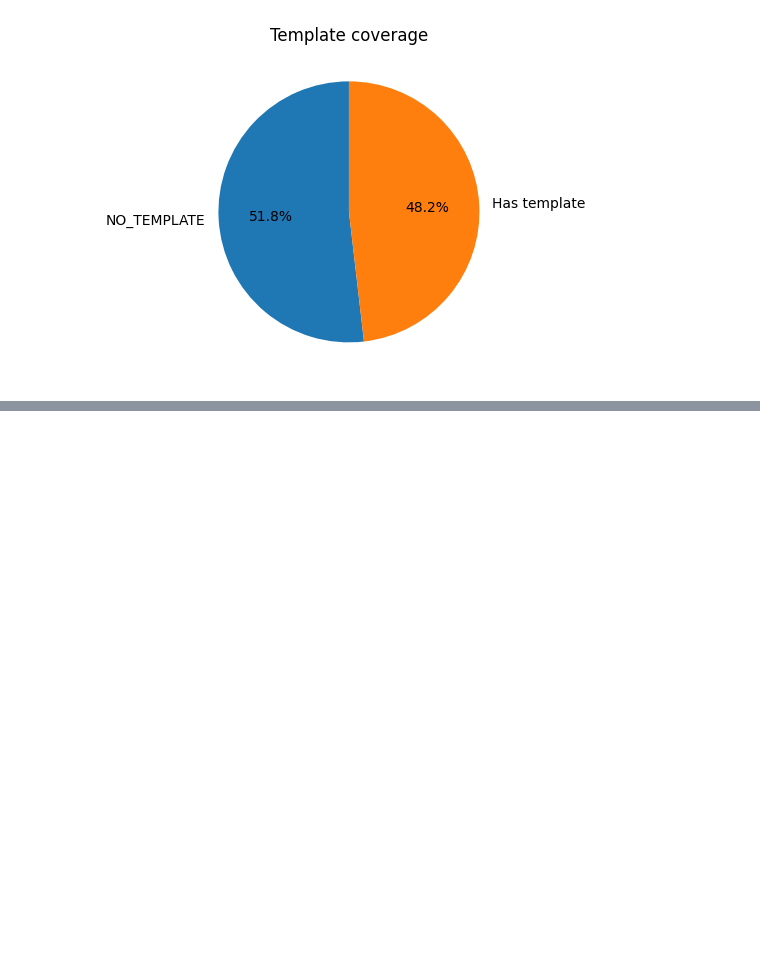
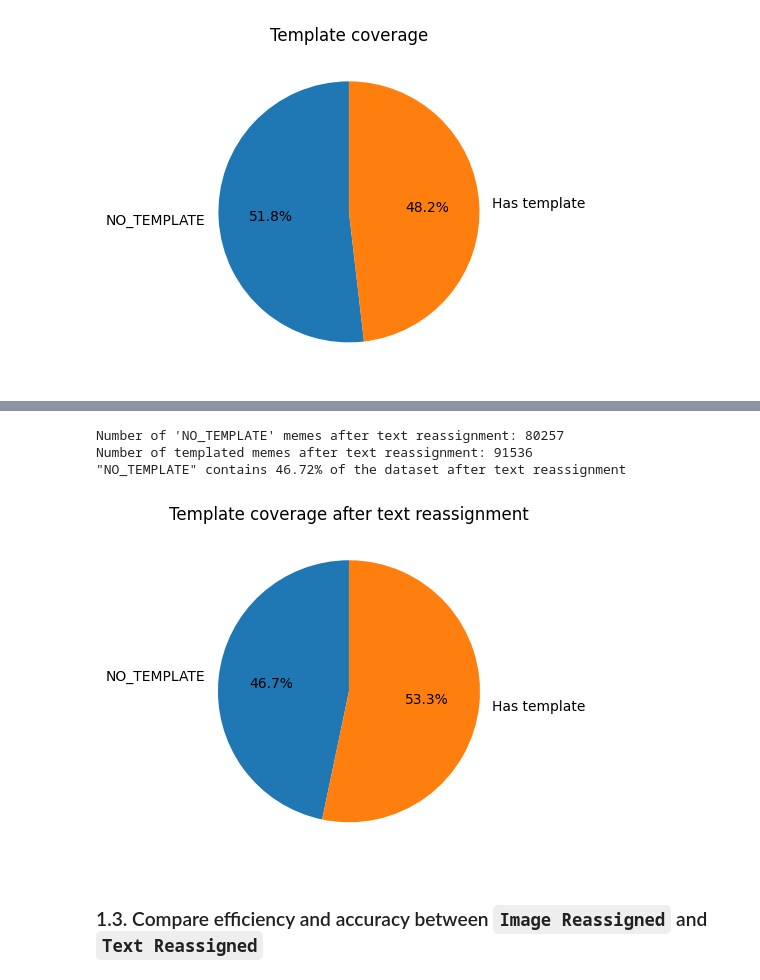
Before and after one commit to huysuy05/To_Meme_Or_Not_To_Meme, a Jupyter notebook: template_reassignment.ipynb, the cells around one changed output, grey strips where cells are left out. Drawn from its saved outputs; the diff is of its cells as text; code cells hidden in the pictures; blank space fills up the shorter version.

```diff
--- a/template_reassignment.ipynb
+++ b/template_reassignment.ipynb
@@ -529,0 +684,47 @@ print("NO_TEMPLATE rows:", (work_df[LABEL_COL] == NO_TEMPLATE).sum())
+# %%
+# Tune the threshold, static for now
+SIM_MIN = 0.68
+MARGIN_MIN = 0.04
+
+unknown_df["final_from_text"] = np.where(
+    (unknown_df["text_sim_top1"] >= SIM_MIN) & (unknown_df["text_margin"] >= MARGIN_MIN),
+    unknown_df["new_template"],
+    NO_TEMPLATE
+)
+# %%
+text_reassigned_df_updated = work_df.merge(
+    unknown_df[[KEY_COL, "final_from_text", "text_sim_top1", "text_margin"]],
+    on=KEY_COL, how="left"
+)
+
+text_reassigned_df_updated["final_template"] = np.where(
+    text_reassigned_df_updated[LABEL_COL] == NO_TEMPLATE,
+    text_reassigned_df_updated["final_from_text"].fillna(NO_TEMPLATE),
+    text_reassigned_df_updated[LABEL_COL]
+)
+
+no_template_df_text = text_reassigned_df_updated[text_reassigned_df_updated["final_template"] == NO_TEMPLATE]
+template_df_text    = text_reassigned_df_updated[text_reassigned_df_updated["final_template"] != NO_TEMPLATE]
+
+ratio_no_template_text = no_template_df_text.shape[0] / text_reassigned_df_updated.shape[0] * 100
+
+print(f"Number of 'NO_TEMPLATE' memes after text reassignment: {no_template_df_text.shape[0]}")
+print(f"Number of templated memes after text reassignment: {template_df_text.shape[0]}")
+print(f'"NO_TEMPLATE" contains {ratio_no_template_text:.2f}% of the dataset after text reassignment')
+
+
+sizes = [no_template_df_text.shape[0], template_df_text.shape[0]]
+labels = ["NO_TEMPLATE", "Has template"]
+
+plt.figure(figsize=(5, 5))
+plt.pie(sizes, labels=labels, autopct="%1.1f%%", startangle=90)
+plt.title("Template coverage after text reassignment")
+plt.tight_layout()
+plt.show()
+# %% [output]
+Number of 'NO_TEMPLATE' memes after text reassignment: 80257
+Number of templated memes after text reassignment: 91536
+"NO_TEMPLATE" contains 46.72% of the dataset after text reassignment
+[figure, added]
+# %% [markdown]
+### 1.3. Compare efficiency and accuracy between `Image Reassigned` and `Text Reassigned`
```
Also changed, not shown: parts of 21 cells of this notebook, 2 other files.
